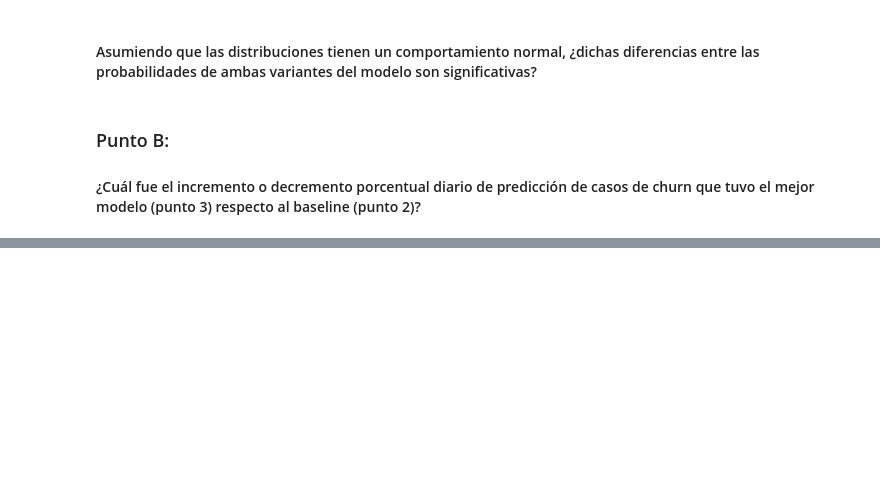
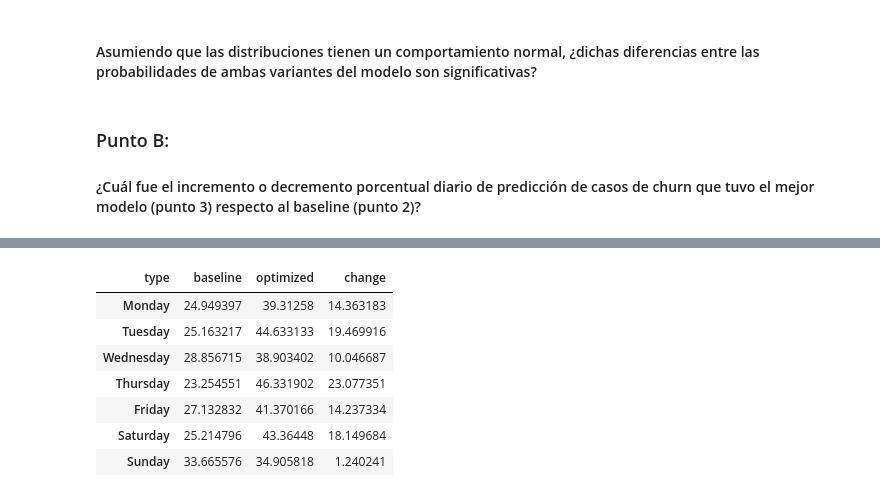
Before and after one commit to DJRT-11/MINE4101-T3, a Jupyter notebook: a-b_testing.ipynb, the cells around one changed output, grey strips where cells are left out. Drawn from its saved outputs; the diff is of its cells as text; code cells hidden in the pictures; blank space fills up the shorter version.

```diff
--- a/a-b_testing.ipynb
+++ b/a-b_testing.ipynb
@@ -134,0 +228,8 @@ df_01
+# %%
+df_01 = pd.concat([df_bsl_01,df_opt_01], axis=0, ignore_index=True)
+df_02 = pd.concat([df_bsl_02,df_opt_02], axis=0, ignore_index=True)
+df_03 = pd.concat([df_bsl_03,df_opt_03], axis=0, ignore_index=True)
+df_04 = pd.concat([df_bsl_04,df_opt_04], axis=0, ignore_index=True)
+df_05 = pd.concat([df_bsl_05,df_opt_05], axis=0, ignore_index=True)
+df_06 = pd.concat([df_bsl_06,df_opt_06], axis=0, ignore_index=True)
+df_07 = pd.concat([df_bsl_07,df_opt_07], axis=0, ignore_index=True)
@@ -134,0 +262,12 @@ df_01
+# %%
+change_df["change"] = change_df["optimized"] - change_df["baseline"]
+change_df
+# %% [output]
+| type | baseline | optimized | change |
+| Monday | 24.949397 | 39.31258 | 14.363183 |
+| Tuesday | 25.163217 | 44.633133 | 19.469916 |
+| Wednesday | 28.856715 | 38.903402 | 10.046687 |
+| Thursday | 23.254551 | 46.331902 | 23.077351 |
+| Friday | 27.132832 | 41.370166 | 14.237334 |
+| Saturday | 25.214796 | 43.36448 | 18.149684 |
+| Sunday | 33.665576 | 34.905818 | 1.240241 |
```
Also changed, not shown: parts of 23 cells of this notebook, 1 other file.
